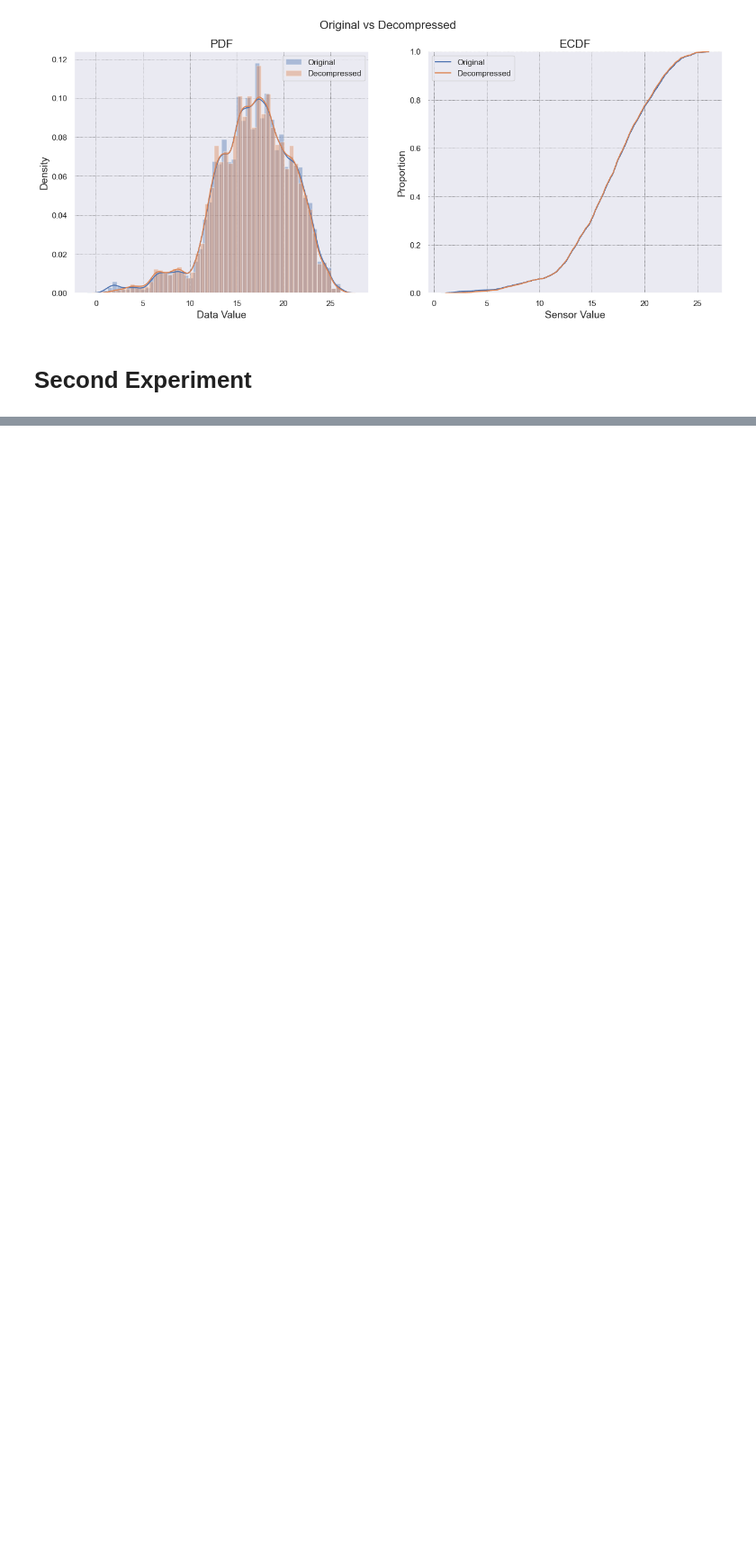
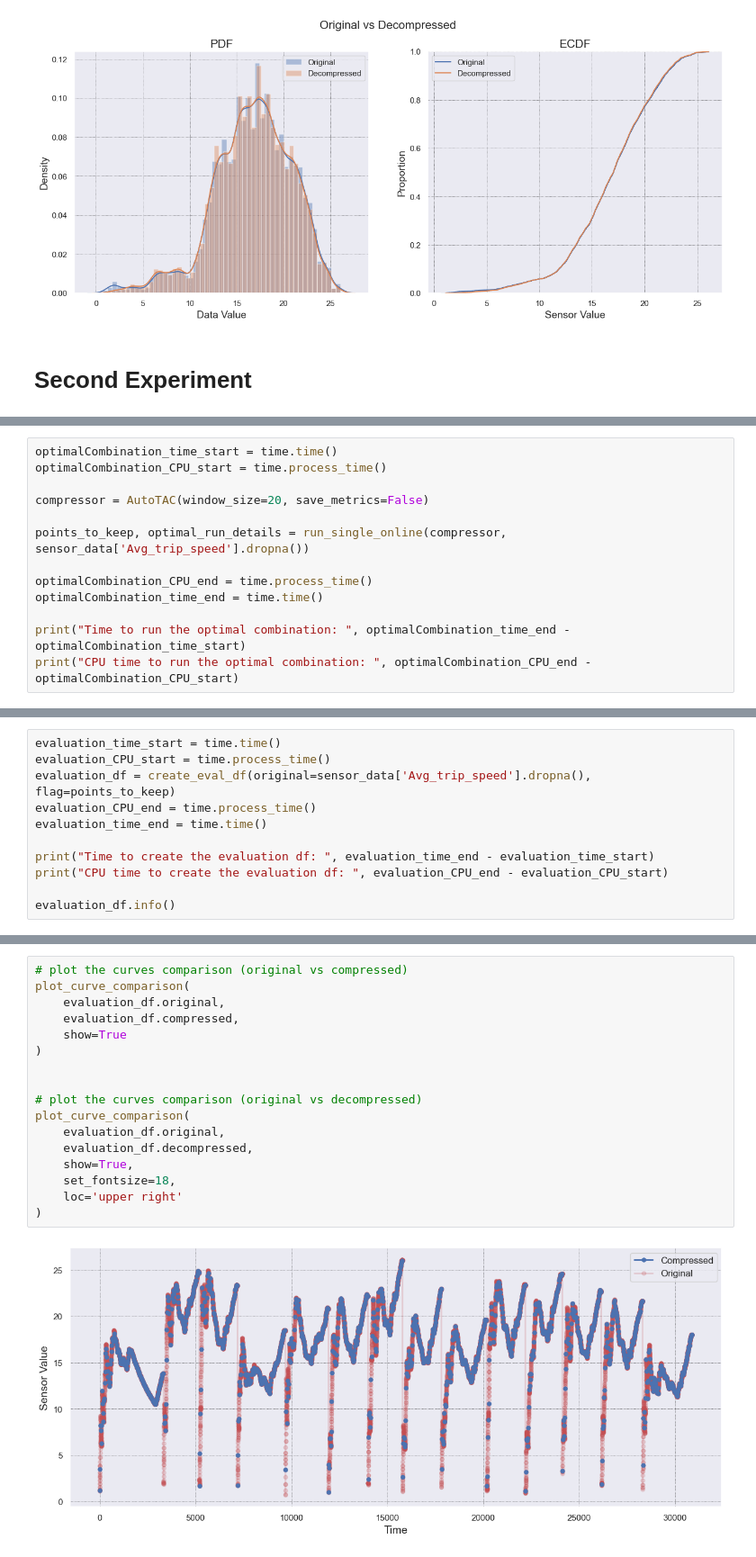
Before and after one commit to conect2ai/Conect2Py-Package, a Jupyter notebook: TAC_UseCase_Example.ipynb, the cells around one changed output, grey strips where cells are left out. Shown at 90% size. Saved outputs shown, nothing was run; the diff lists cells and outputs as text; blank space fills up the shorter version.

```diff
--- a/TAC_UseCase_Example.ipynb
+++ b/TAC_UseCase_Example.ipynb
@@ -491,0 +628,13 @@ https://gist.github.com/mwaskom/de44147ed2974457ad6372750bbe5751
+# %%
+optimalCombination_time_start = time.time()
+optimalCombination_CPU_start = time.process_time()
+
+compressor = AutoTAC(window_size=20, save_metrics=False)
+
+points_to_keep, optimal_run_details = run_single_online(compressor, sensor_data['Avg_trip_speed'].dropna())
+
+optimalCombination_CPU_end = time.process_time()
+optimalCombination_time_end = time.time()
+
+print("Time to run the optimal combination: ", optimalCombination_time_end - optimalCombination_time_start)
+print("CPU time to run the optimal combination: ", optimalCombination_CPU_end - optimalCombination_CPU_start)
@@ -491,0 +662,11 @@ https://gist.github.com/mwaskom/de44147ed2974457ad6372750bbe5751
+# %%
+evaluation_time_start = time.time()
+evaluation_CPU_start = time.process_time()
+evaluation_df = create_eval_df(original=sensor_data['Avg_trip_speed'].dropna(), flag=points_to_keep)
+evaluation_CPU_end = time.process_time()
+evaluation_time_end = time.time()
+
+print("Time to create the evaluation df: ", evaluation_time_end - evaluation_time_start)
+print("CPU time to create the evaluation df: ", evaluation_CPU_end - evaluation_CPU_start)
+
+evaluation_df.info()
@@ -491,0 +763,19 @@ https://gist.github.com/mwaskom/de44147ed2974457ad6372750bbe5751
+# %%
+# plot the curves comparison (original vs compressed)
+plot_curve_comparison(
+    evaluation_df.original,
+    evaluation_df.compressed,
+    show=True
+)
+
+
+# plot the curves comparison (original vs decompressed)
+plot_curve_comparison(
+    evaluation_df.original,
+    evaluation_df.decompressed,
+    show=True,
+    set_fontsize=18,
+    loc='upper right'
+)
+# %% [output]
+[figure, added]
```
Also changed, not shown: parts of 19 cells of this notebook.
